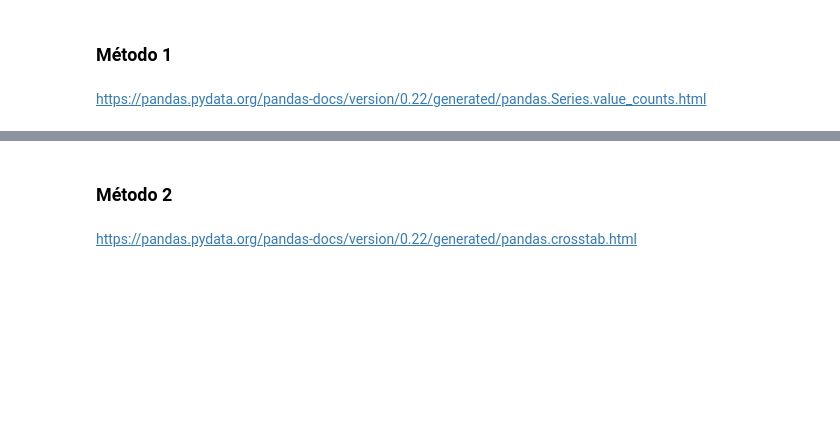
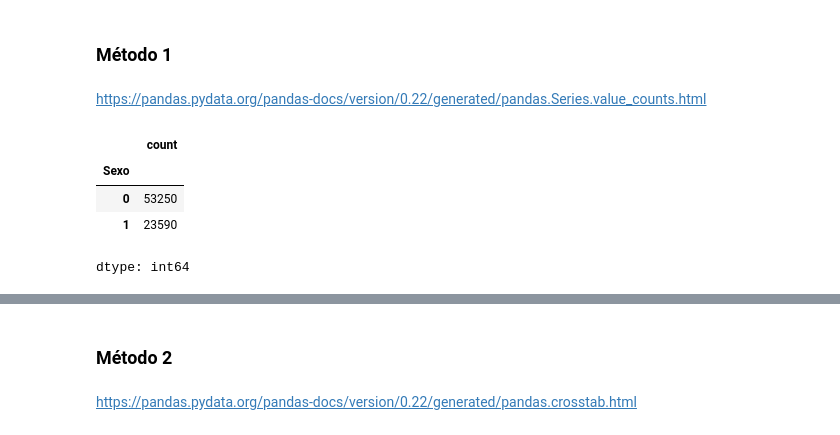
Before and after one commit to AndresCMontejo/Estad-stica-Python-frecuencias-medidas, a Jupyter notebook: curso_de_estad_stica_con_python_1.ipynb, the cells around one changed output, grey strips where cells are left out. Cells and saved outputs as stored; diff of their text form; code cells hidden in the pictures; blank space fills up the shorter version.

```diff
--- a/curso_de_estad_stica_con_python_1.ipynb
+++ b/curso_de_estad_stica_con_python_1.ipynb
@@ -227,3 +227,12 @@ El primer paso en un análisis es conocer el comportamiento de las variables inv
 ### Método 1
 # %% [markdown]
 https://pandas.pydata.org/pandas-docs/version/0.22/generated/pandas.Series.value_counts.html
+# %%
+#Para variables cualitativas nominales.
+datos.Sexo.value_counts()  #recordar que value_counts es para saber cuantos valores hay de cada cosa.
+# %% [output]
+|  | count |
+| Sexo |  |
+| 0 | 53250 |
+| 1 | 23590 |
+dtype: int64
```
Also changed, not shown: parts of 13 cells of this notebook.
